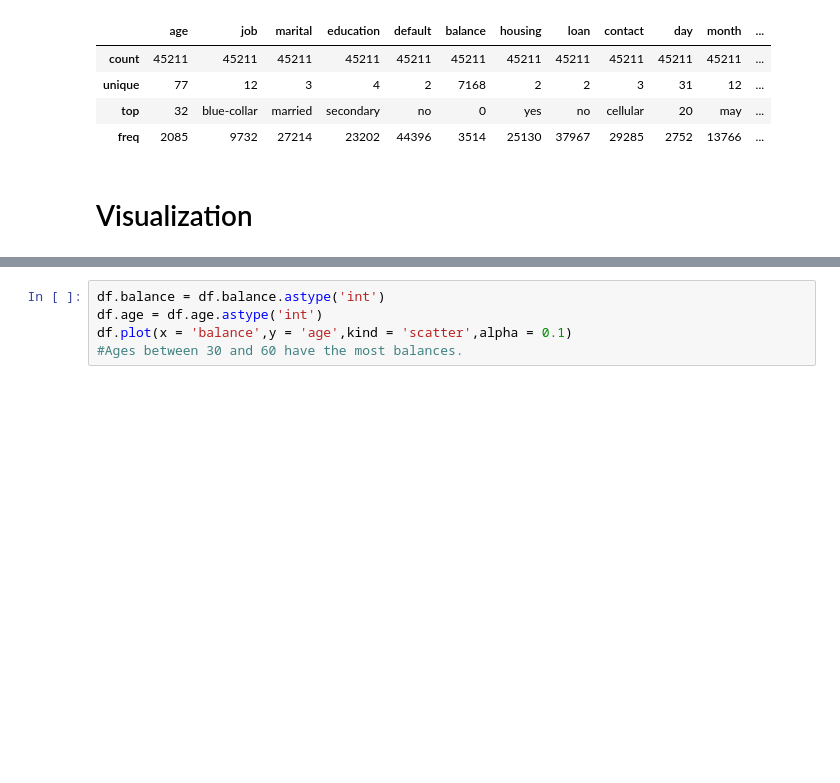
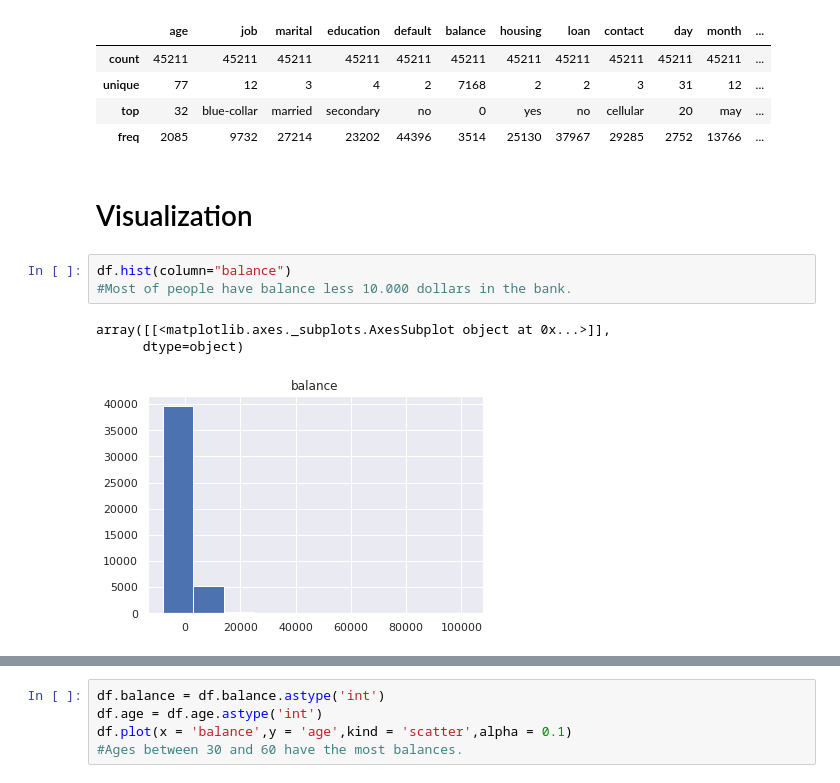
Before and after one commit to nezihaksu/Bank_Marketing_Analysis, a Jupyter notebook: Term_Deposit_EDA.ipynb, the cells around one changed output, grey strips where cells are left out. Saved outputs shown, nothing was run; the diff lists cells and outputs as text; blank space fills up the shorter version.

Commit message:
Feature Histograms

```diff
--- a/Term_Deposit_EDA.ipynb
+++ b/Term_Deposit_EDA.ipynb
@@ -114,3 +114,10 @@ df.describe()
 | freq | 2085 | 9732 | 27214 | 23202 | 44396 | 3514 | 25130 | 37967 | 29285 | 2752 | 13766 | ... |
 # %% [markdown]
 # Visualization
+# %%
+df.hist(column="balance")
+#Most of people have balance less 10.000 dollars in the bank.
+# %% [output]
+array([[<matplotlib.axes._subplots.AxesSubplot object at 0x...>]],
+      dtype=object)
+[figure, added]
```
Also changed, not shown: parts of 3 cells of this notebook.
